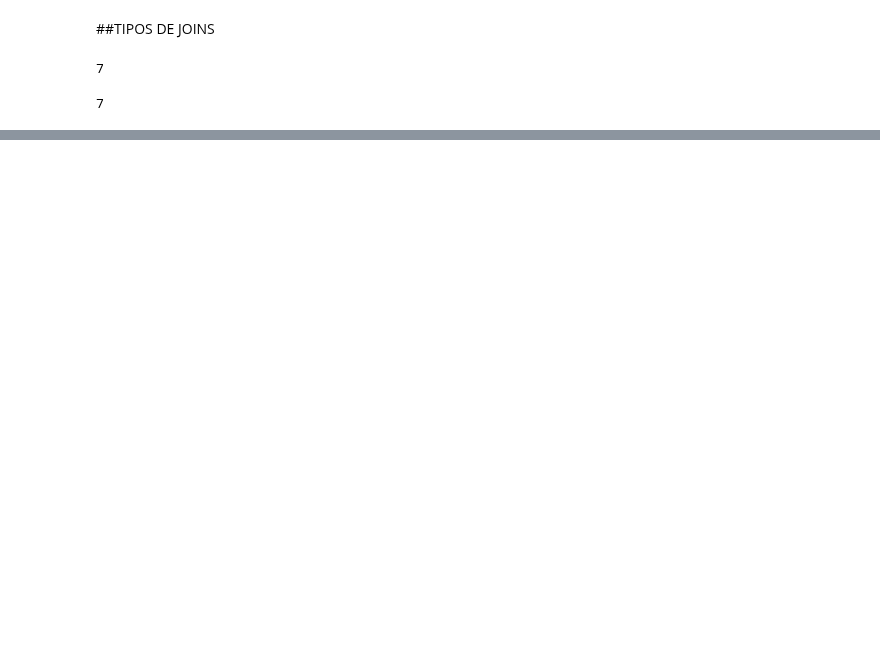
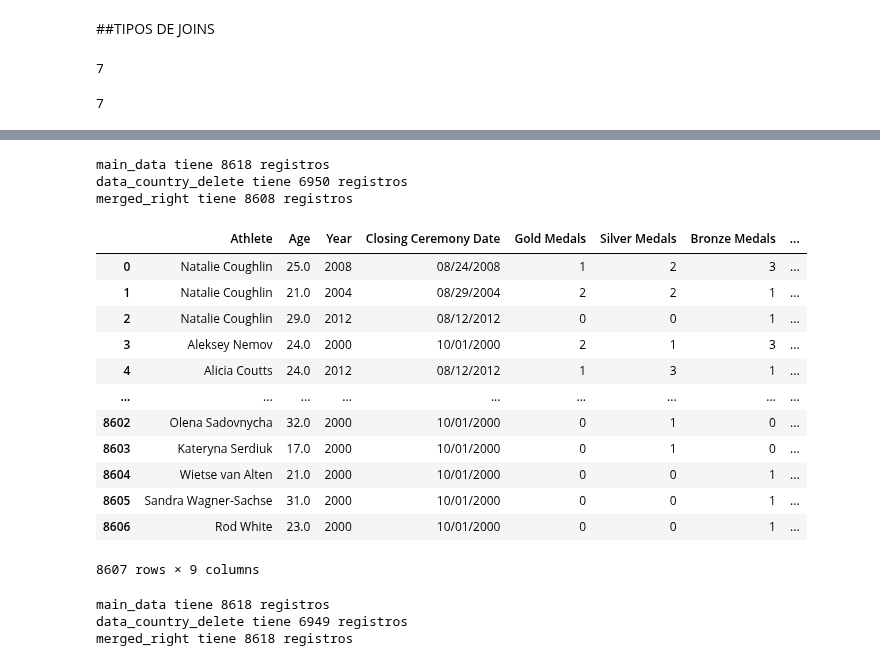
Before and after one commit to javilledo/MachineLearning, a Jupyter notebook: notebooks/t02_04_data_cleaning_concatenación_de_datos.ipynb, the cells around one changed output, grey strips where cells are left out. Cells and saved outputs as stored; diff of their text form; code cells hidden in the pictures; blank space fills up the shorter version.

```diff
--- a/notebooks/t02_04_data_cleaning_concatenación_de_datos.ipynb
+++ b/notebooks/t02_04_data_cleaning_concatenación_de_datos.ipynb
@@ -333,0 +392,38 @@ len(data_sports_unique) - len(data_sports_delete)
+# %%
+#main_data tiene toda la información
+#data_country_delete le faltan datos de 7 deportistas
+merged_right = pd.merge(left=main_data, right=data_country_delete, left_on='Athlete', right_on='Athlete', how='right')
+print('main_data tiene %s registros' % len(main_data))
+print('data_country_delete tiene %s registros' % len(data_country_delete))
+print('merged_right tiene %s registros' % len(merged_right))
+# %% [output]
+main_data tiene 8618 registros
+data_country_delete tiene 6950 registros
+merged_right tiene 8608 registros
+# %%
+merged_right
+# %% [output]
+|  | Athlete | Age | Year | Closing Ceremony Date | Gold Medals | Silver Medals | Bronze Medals | ... |
+| 0 | Natalie Coughlin | 25.0 | 2008 | 08/24/2008 | 1 | 2 | 3 | ... |
+| 1 | Natalie Coughlin | 21.0 | 2004 | 08/29/2004 | 2 | 2 | 1 | ... |
+| 2 | Natalie Coughlin | 29.0 | 2012 | 08/12/2012 | 0 | 0 | 1 | ... |
+| 3 | Aleksey Nemov | 24.0 | 2000 | 10/01/2000 | 2 | 1 | 3 | ... |
+| 4 | Alicia Coutts | 24.0 | 2012 | 08/12/2012 | 1 | 3 | 1 | ... |
+| ... | ... | ... | ... | ... | ... | ... | ... | ... |
+| 8602 | Olena Sadovnycha | 32.0 | 2000 | 10/01/2000 | 0 | 1 | 0 | ... |
+| 8603 | Kateryna Serdiuk | 17.0 | 2000 | 10/01/2000 | 0 | 1 | 0 | ... |
+| 8604 | Wietse van Alten | 21.0 | 2000 | 10/01/2000 | 0 | 0 | 1 | ... |
+| 8605 | Sandra Wagner-Sachse | 31.0 | 2000 | 10/01/2000 | 0 | 0 | 1 | ... |
+| 8606 | Rod White | 23.0 | 2000 | 10/01/2000 | 0 | 0 | 1 | ... |
+8607 rows × 9 columns
+# %%
+#main_data tiene toda la información
+#data_country_delete le faltan datos de 7 deportistas
+merged_right = pd.merge(left=main_data, right=data_country_delete, left_on='Athlete', right_on='Athlete', how='outer')
+print('main_data tiene %s registros' % len(main_data))
+print('data_country_delete tiene %s registros' % len(data_country_delete))
+print('merged_right tiene %s registros' % len(merged_right))
+# %% [output]
+main_data tiene 8618 registros
+data_country_delete tiene 6949 registros
+merged_right tiene 8618 registros
```
Also changed, not shown: parts of 12 cells of this notebook.
